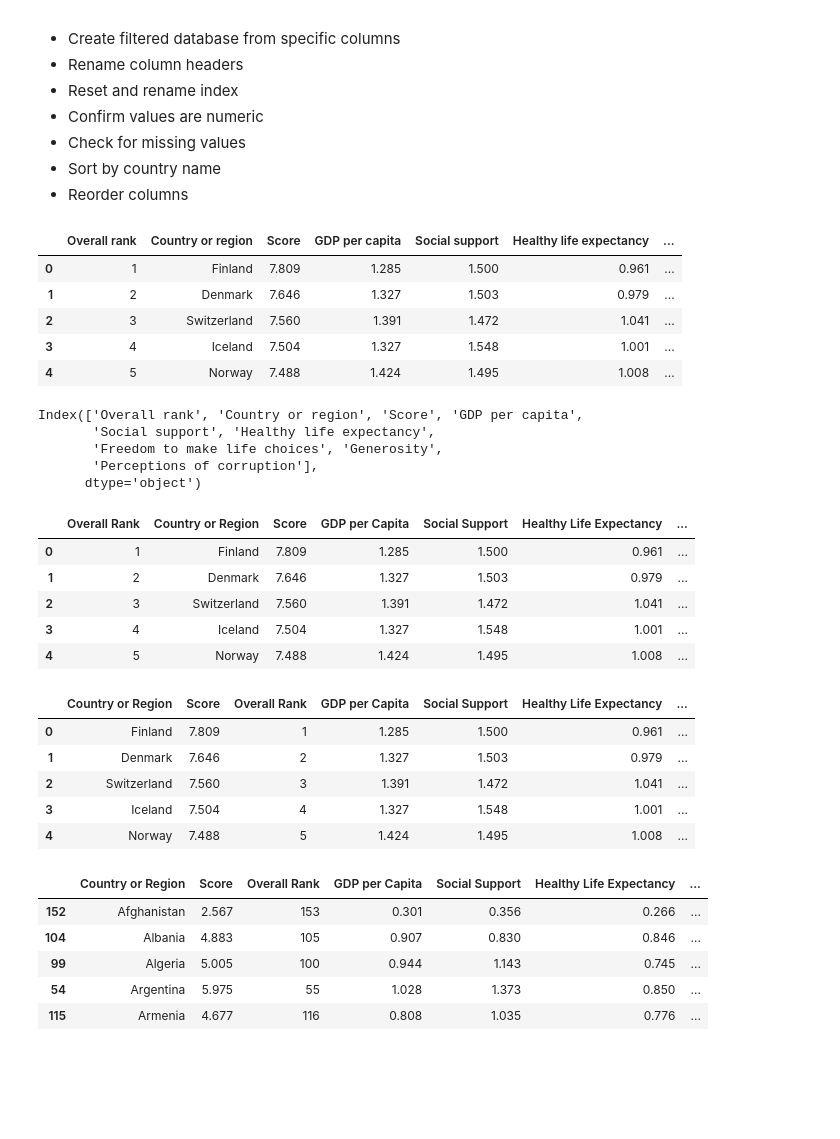
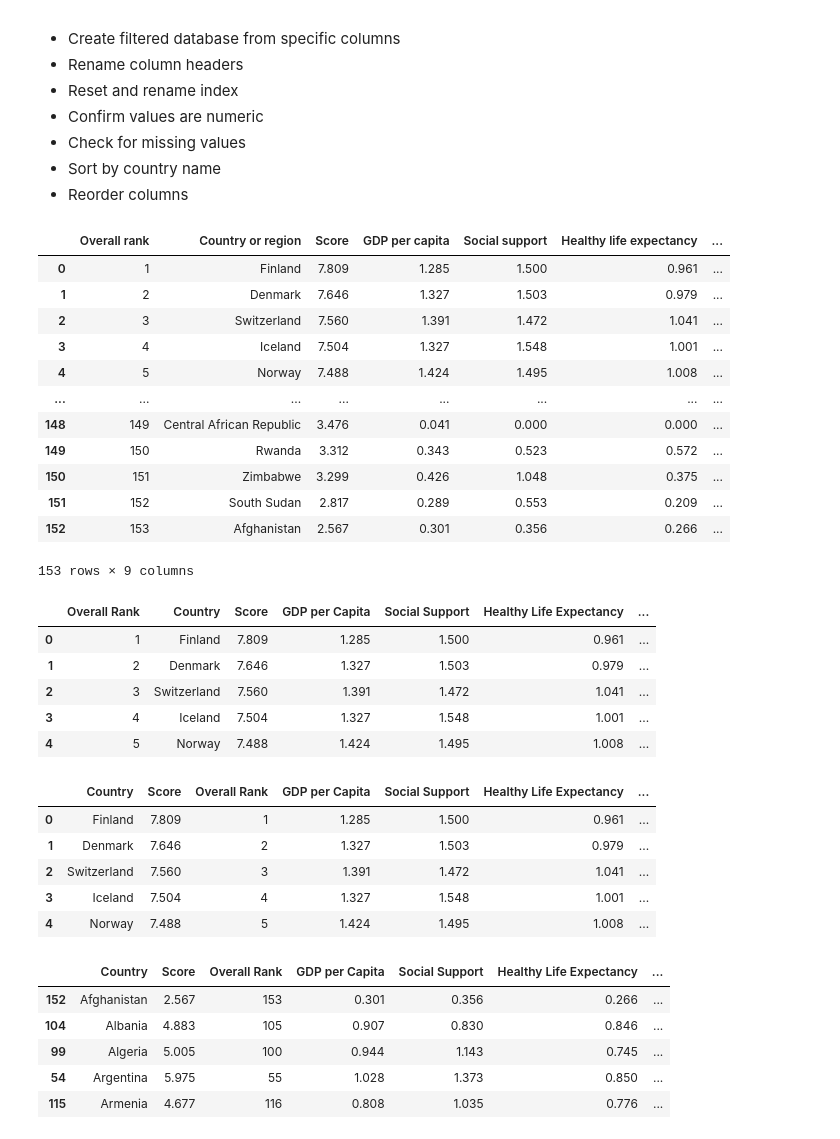
Before and after one commit to vandrade88/data-visualization-project, a Jupyter notebook: ETL.ipynb, the cells around one changed output. Cells and saved outputs as stored; diff of their text form; code cells hidden in the pictures; blank space fills up the shorter version.

```diff
--- a/ETL.ipynb
+++ b/ETL.ipynb
@@ -246,7 +246,7 @@ Clean DataFrames
  - Sort by country name
  - Reorder columns
 # %%
-df2020_raw.head()
+df2020_raw
 # %% [output]
 |  | Overall rank | Country or region | Score | GDP per capita | Social support | Healthy life expectancy | ... |
 | 0 | 1 | Finland | 7.809 | 1.285 | 1.500 | 0.961 | ... |
@@ -254,43 +254,42 @@ df2020_raw.head()
 | 2 | 3 | Switzerland | 7.560 | 1.391 | 1.472 | 1.041 | ... |
 | 3 | 4 | Iceland | 7.504 | 1.327 | 1.548 | 1.001 | ... |
 | 4 | 5 | Norway | 7.488 | 1.424 | 1.495 | 1.008 | ... |
+| ... | ... | ... | ... | ... | ... | ... | ... |
+| 148 | 149 | Central African Republic | 3.476 | 0.041 | 0.000 | 0.000 | ... |
+| 149 | 150 | Rwanda | 3.312 | 0.343 | 0.523 | 0.572 | ... |
+| 150 | 151 | Zimbabwe | 3.299 | 0.426 | 1.048 | 0.375 | ... |
+| 151 | 152 | South Sudan | 2.817 | 0.289 | 0.553 | 0.209 | ... |
+| 152 | 153 | Afghanistan | 2.567 | 0.301 | 0.356 | 0.266 | ... |
+153 rows × 9 columns
-# %%
-df2020_raw.columns
-# %% [output]
-Index(['Overall rank', 'Country or region', 'Score', 'GDP per capita',
-       'Social support', 'Healthy life expectancy',
-       'Freedom to make life choices', 'Generosity',
-       'Perceptions of corruption'],
-      dtype='object')
 # %%
-df2020 = df2020_raw.rename(columns = {"Overall rank": "Overall Rank", "Country or region": "Country or Region",\
+df2020 = df2020_raw.rename(columns = {"Overall rank": "Overall Rank", "Country or region": "Country",\
                                       "GDP per capita": "GDP per Capita", "Social support": "Social Support",\
                                       "Healthy life expectancy": "Healthy Life Expectancy", "Freedom to make life choices": "Freedom to Make Life Choices",\
                                       "Perceptions of corruption": "Perceptions of Corruption"})
 df2020.head()
 # %% [output]
-|  | Overall Rank | Country or Region | Score | GDP per Capita | Social Support | Healthy Life Expectancy | ... |
+|  | Overall Rank | Country | Score | GDP per Capita | Social Support | Healthy Life Expectancy | ... |
 | 0 | 1 | Finland | 7.809 | 1.285 | 1.500 | 0.961 | ... |
 | 1 | 2 | Denmark | 7.646 | 1.327 | 1.503 | 0.979 | ... |
 | 2 | 3 | Switzerland | 7.560 | 1.391 | 1.472 | 1.041 | ... |
 | 3 | 4 | Iceland | 7.504 | 1.327 | 1.548 | 1.001 | ... |
 | 4 | 5 | Norway | 7.488 | 1.424 | 1.495 | 1.008 | ... |
 # %%
-df2020 = df2020[["Country or Region", "Score", "Overall Rank", "GDP per Capita", "Social Support",\
+df2020 = df2020[["Country", "Score", "Overall Rank", "GDP per Capita", "Social Support",\
                 "Healthy Life Expectancy", "Freedom to Make Life Choices", "Generosity", "Perceptions of Corruption"]].copy()
 df2020.head()
 # %% [output]
-|  | Country or Region | Score | Overall Rank | GDP per Capita | Social Support | Healthy Life Expectancy | ... |
+|  | Country | Score | Overall Rank | GDP per Capita | Social Support | Healthy Life Expectancy | ... |
 | 0 | Finland | 7.809 | 1 | 1.285 | 1.500 | 0.961 | ... |
 | 1 | Denmark | 7.646 | 2 | 1.327 | 1.503 | 0.979 | ... |
 | 2 | Switzerland | 7.560 | 3 | 1.391 | 1.472 | 1.041 | ... |
 | 3 | Iceland | 7.504 | 4 | 1.327 | 1.548 | 1.001 | ... |
 | 4 | Norway | 7.488 | 5 | 1.424 | 1.495 | 1.008 | ... |
 # %%
-df2020 = df2020.sort_values(by = 'Country or Region')
+df2020 = df2020.sort_values(by = 'Country')
 df2020.head()
 # %% [output]
-|  | Country or Region | Score | Overall Rank | GDP per Capita | Social Support | Healthy Life Expectancy | ... |
+|  | Country | Score | Overall Rank | GDP per Capita | Social Support | Healthy Life Expectancy | ... |
 | 152 | Afghanistan | 2.567 | 153 | 0.301 | 0.356 | 0.266 | ... |
 | 104 | Albania | 4.883 | 105 | 0.907 | 0.830 | 0.846 | ... |
 | 99 | Algeria | 5.005 | 100 | 0.944 | 1.143 | 0.745 | ... |
```
Also changed, not shown: parts of 84 cells of this notebook.
